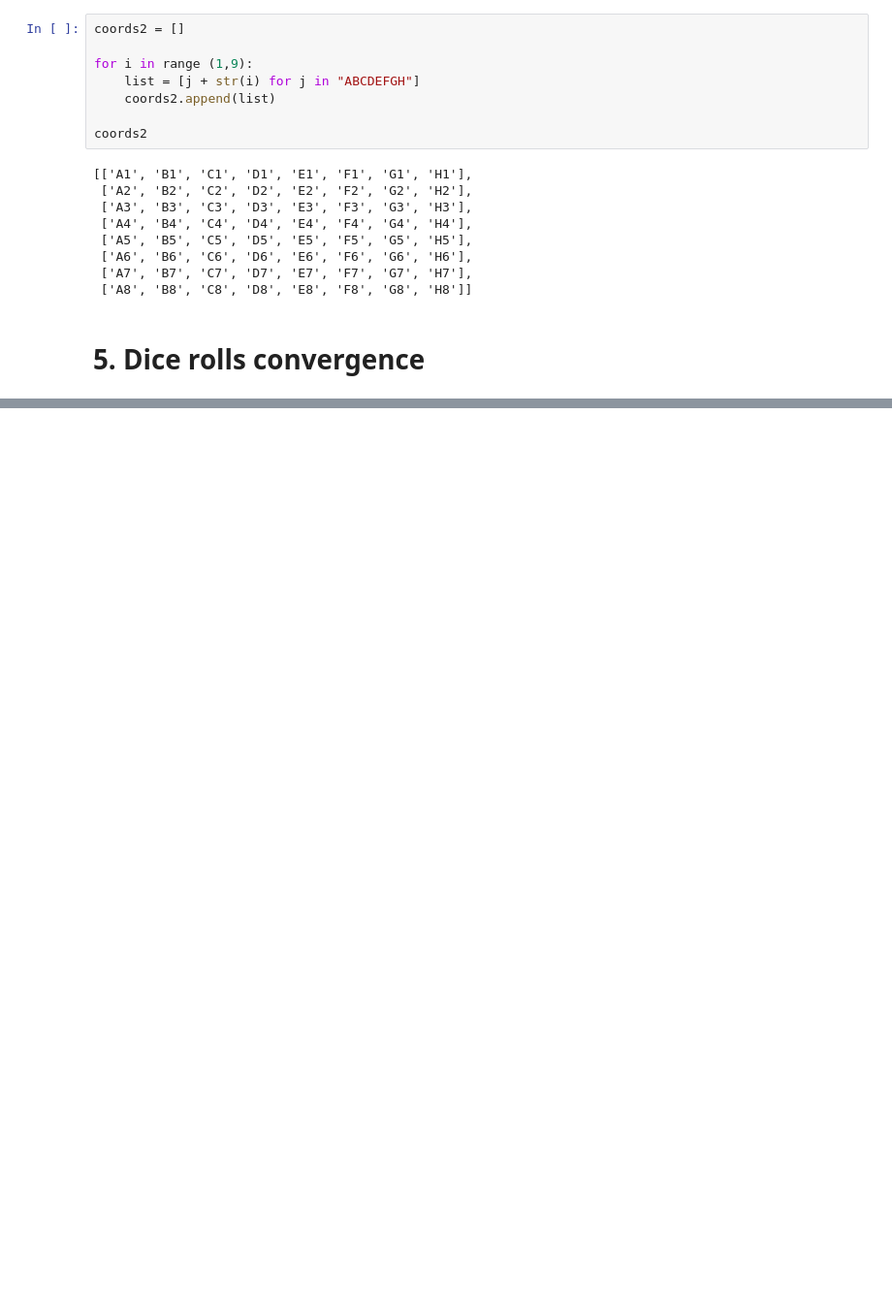
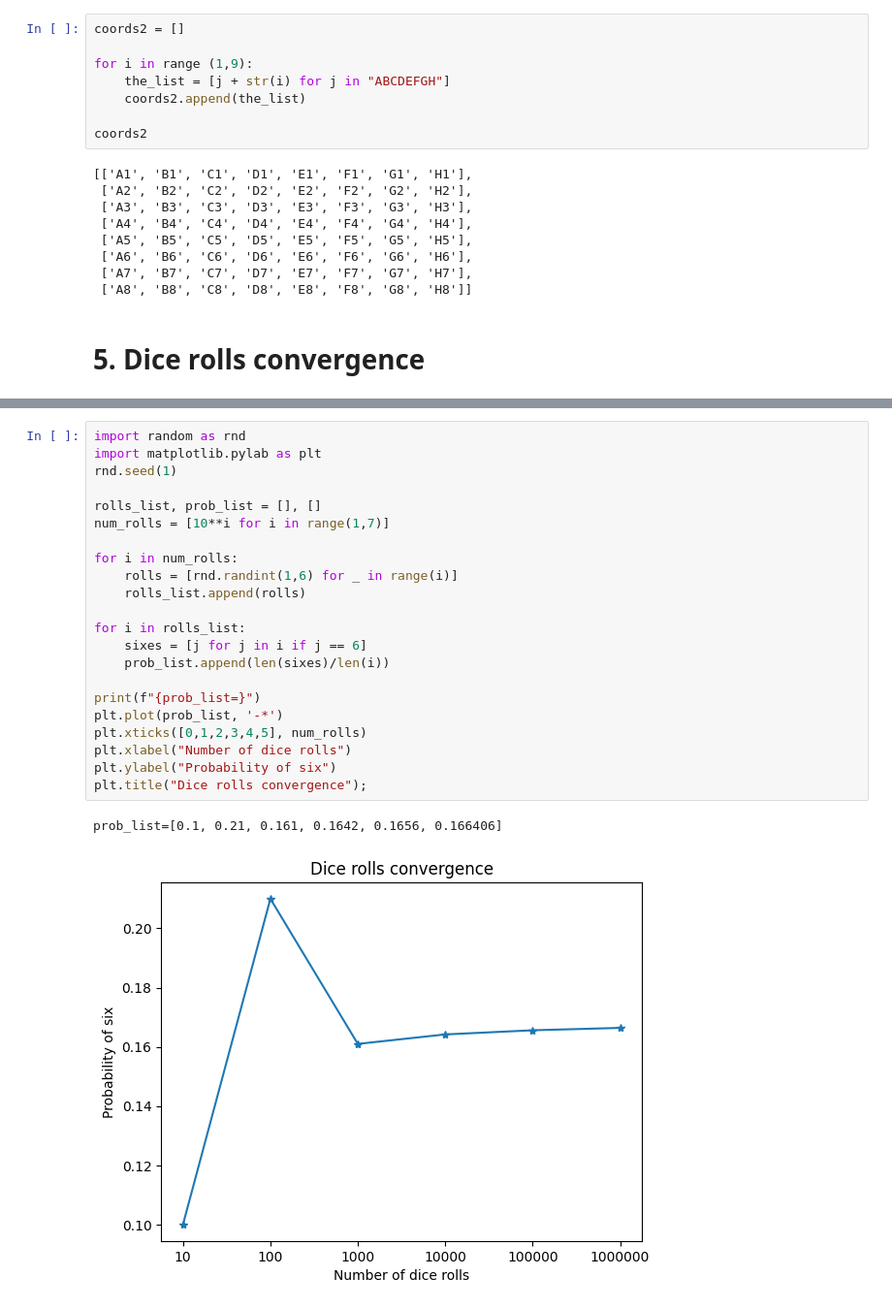
Before and after one commit to jvesand/python-johan-sandberg, a Jupyter notebook: Exercises/04-list-exercises.ipynb, the cells around one changed output, grey strips where cells are left out. Shown at 97% size. Drawn from its saved outputs; the diff is of its cells as text; blank space fills up the shorter version.

Commit message:
list exercised

```diff
--- a/Exercises/04-list-exercises.ipynb
+++ b/Exercises/04-list-exercises.ipynb
@@ -60,8 +60,8 @@ coords
 coords2 = []
 
 for i in range (1,9):
-    list = [j + str(i) for j in "ABCDEFGH"]
-    coords2.append(list)
+    the_list = [j + str(i) for j in "ABCDEFGH"]
+    coords2.append(the_list)
 
 coords2
 # %% [output]
@@ -77,0 +115,25 @@ coords2
+# %%
+import random as rnd
+import matplotlib.pylab as plt
+rnd.seed(1)
+
+rolls_list, prob_list = [], []
+num_rolls = [10**i for i in range(1,7)]
+
+for i in num_rolls:
+    rolls = [rnd.randint(1,6) for _ in range(i)]
+    rolls_list.append(rolls)
+
+for i in rolls_list:
+    sixes = [j for j in i if j == 6]
+    prob_list.append(len(sixes)/len(i))
+
+print(f"{prob_list=}")
+plt.plot(prob_list, '-*')
+plt.xticks([0,1,2,3,4,5], num_rolls)
+plt.xlabel("Number of dice rolls")
+plt.ylabel("Probability of six")
+plt.title("Dice rolls convergence");
+# %% [output]
+prob_list=[0.1, 0.21, 0.161, 0.1642, 0.1656, 0.166406]
+[figure, added]
```
Also changed, not shown: parts of 3 cells of this notebook.
